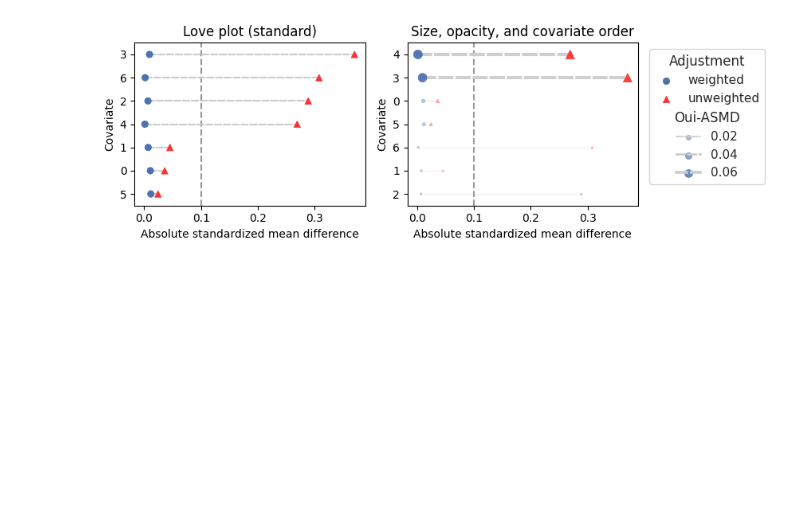
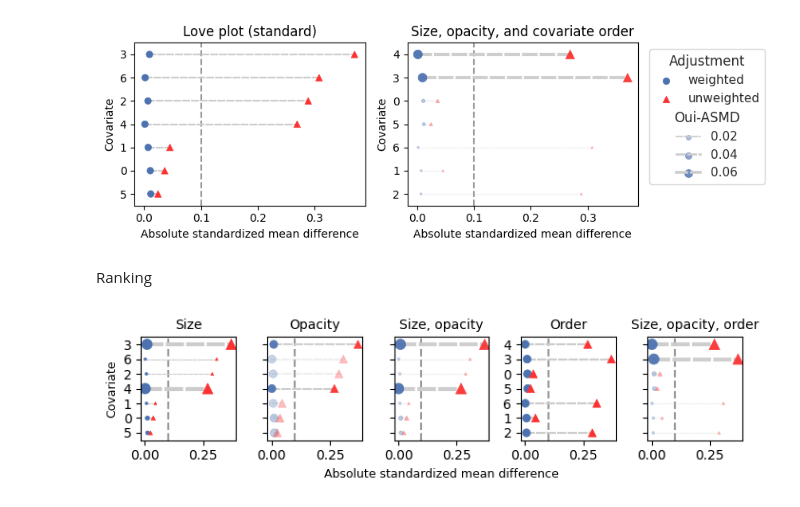
Before and after one commit to namag-ai/oui-plots, a Jupyter notebook: user_study/user_study_plots.ipynb, the cells around one changed output. Drawn from its saved outputs; the diff is of its cells as text; code cells hidden in the pictures; blank space fills up the shorter version.

Commit message:
Add an encoding ranking figure

```diff
--- a/user_study/user_study_plots.ipynb
+++ b/user_study/user_study_plots.ipynb
@@ -485,3 +485,80 @@ fig.tight_layout()
 fig.savefig("figures/ablations-size_opacity_order.png")
 # %% [output]
 [figure]
+# %% [markdown]
+Ranking
+# %%
+fig = mpl.figure.Figure(figsize=(7, 3))
+axes = fig.subplot_mosaic("AE", sharex=True)
+fig, axes = mpl.pyplot.subplot_mosaic("ABCDE", figsize=(7, 2), sharex=True, sharey=False)
+p = ouilove_plot(
+    ouiasmd,
+    plot_range=True,
+    order_by_importance=False,
+    opacity=False,
+    pointsize=True,
+    importance_metric="Oui-ASMD",
+    legend=False,
+    threshold=0.1, ax=axes["A"],
+)
+axes["A"].set_title("Size", fontsize=10)
+p = ouilove_plot(
+    ouiasmd,
+    plot_range=True,
+    order_by_importance=False,
+    opacity=True,
+    pointsize=False,
+    importance_metric="Oui-ASMD",
+    legend=False,
+    threshold=0.1, ax=axes["B"],
+)
+axes["B"].set_title("Opacity", fontsize=10)
+p = ouilove_plot(
+    ouiasmd,
+    plot_range=True,
+    order_by_importance=False,
+    opacity=True,
+    pointsize=True,
+    importance_metric="Oui-ASMD",
+    legend=False,
+    threshold=0.1, ax=axes["C"],
+)
+axes["C"].set_title("Size, opacity", fontsize=10)
+p = ouilove_plot(
+    ouiasmd,
+    plot_range=True,
+    order_by_importance=True,
+    opacity=False,
+    pointsize=False,
+    importance_metric="Oui-ASMD",
+    legend=False,
+    threshold=0.1, ax=axes["D"],
+)
+axes["D"].set_title("Order", fontsize=10)
+p = ouilove_plot(
+    ouiasmd,
+    plot_range=True,
+    order_by_importance=True,
+    opacity=True,
+    pointsize=True,
+    importance_metric="Oui-ASMD",
+    legend=False,
+    threshold=0.1, ax=axes["E"],
+)
+axes["E"].set_title("Size, opacity, order", fontsize=10)
+for ax in axes.values():
+    ax.set_xlabel(None)
+for ax in list("ABCDE"):
+    axes[ax].set_ylabel(None)
+axes["A"].set_ylabel("Covariate", fontsize=9)
+for ax in list("BCE"):
+    axes[ax].yaxis.set_ticklabels([])
+# axes["A"].sharey(axes["B"])
+# axes["B"].sharey(axes["C"])
+# axes["D"].sharey(axes["E"])
+axes["C"].set_xlabel("Absolute standardized mean difference", fontsize=9)
+fig.tight_layout()
+# fig.subplots_adjust(wspace=0.25)
+fig.savefig("figures/ablations-ranking.png")
+# %% [output]
+[figure, added]
```
Also changed, not shown: 1 other file.
